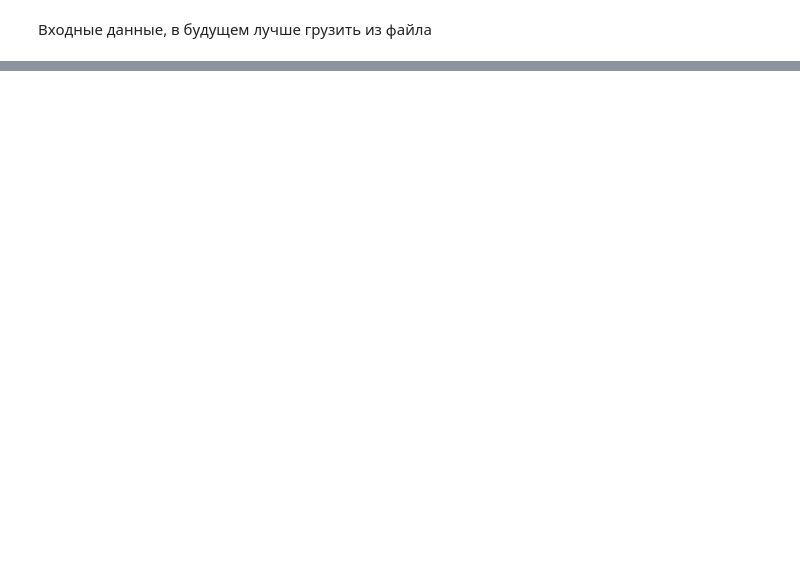
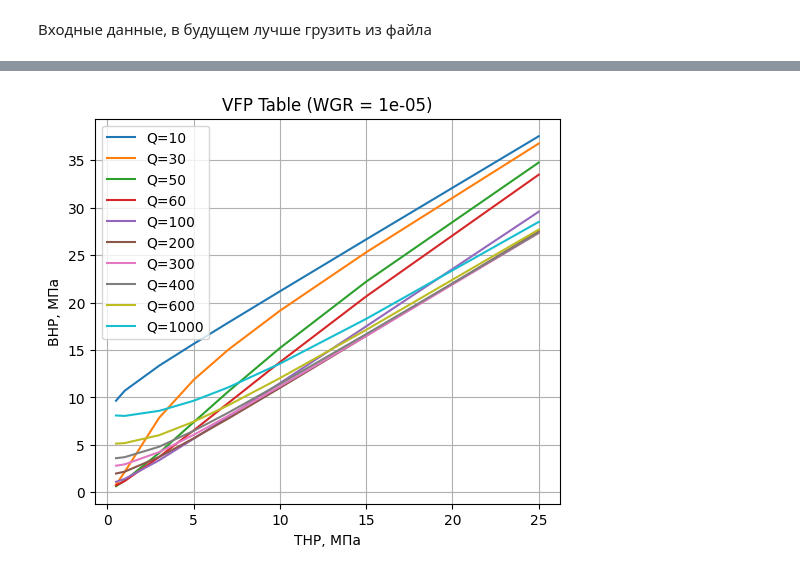
Before and after one commit to Rexihs/vertical_flow_performance, a Jupyter notebook: core.ipynb, the cells around one changed output, grey strips where cells are left out. Saved outputs shown, nothing was run; the diff lists cells and outputs as text; code cells hidden in the pictures; blank space fills up the shorter version.

```diff
--- a/core.ipynb
+++ b/core.ipynb
@@ -174,3 +44,6 @@ NameError: name 'reservoir_temp' is not defined
+# %%
+# Создание объекта класса Fluid для хранения данных о флюиде
+fluid = Fluid(Rog_std, xa, xy, pvt_data)
 # %%
 # Функция для расчёта забойного давления BHP по устьевому THP и расходу газа
 
@@ -372,3 +238,20 @@ def generate_vfp_table(q_gas_list, wgr_list, thp_list,
 
     df = pd.DataFrame(rows)
     return df
+# %%
+q_gas_list = [10, 30, 50, 60, 100, 200, 300, 400, 600, 1000]  # ст. тыс.м3/сут
+wgr_list = [0.0001, 0.00001, 0.000001, 0]  # м3/ м3
+thp_list = [0.5, 1, 3, 5, 7, 10, 15, 25]  # МПа
+
+vfp_table = generate_vfp_table(
+    q_gas_list=q_gas_list,  # ст. тыс.м3/сут
+    wgr_list=wgr_list,  # м3/ м3
+    thp_list=thp_list,  # МПа
+    well_data=well_data,
+    fluid=fluid,
+    Temp_THP=wellhead_temp,
+    Temp_BHP=reservoir_temp,
+    diameter=diameter,
+    delta0=delta0,
+    sigma=sigma,
+    density_liquid=density_liquid)
@@ -374,0 +278,27 @@ def generate_vfp_table(q_gas_list, wgr_list, thp_list,
+# %%
+WGR_tabl = 2  # ← De
+
+n_thp = len(thp_list)
+
+start = (WGR_tabl - 1) * n_thp
+end = start + n_thp
+
+df_slice = vfp_table.iloc[start:end]
+
+plt.figure(figsize=(6, 5))
+
+for i, q in enumerate(q_gas_list, start=1):
+    plt.plot(
+        thp_list,
+        df_slice[f'BHP_q{i}'],
+        label=f'Q={q}'
+    )
+
+plt.xlabel('THP, МПа')
+plt.ylabel('BHP, МПа')
+plt.title(f'VFP Table (WGR = {wgr_list[WGR_tabl-1]})')
+plt.legend()
+plt.grid(True)
+plt.show()
+# %% [output]
+[figure, added]
```
Also changed, not shown: parts of 27 cells of this notebook.
